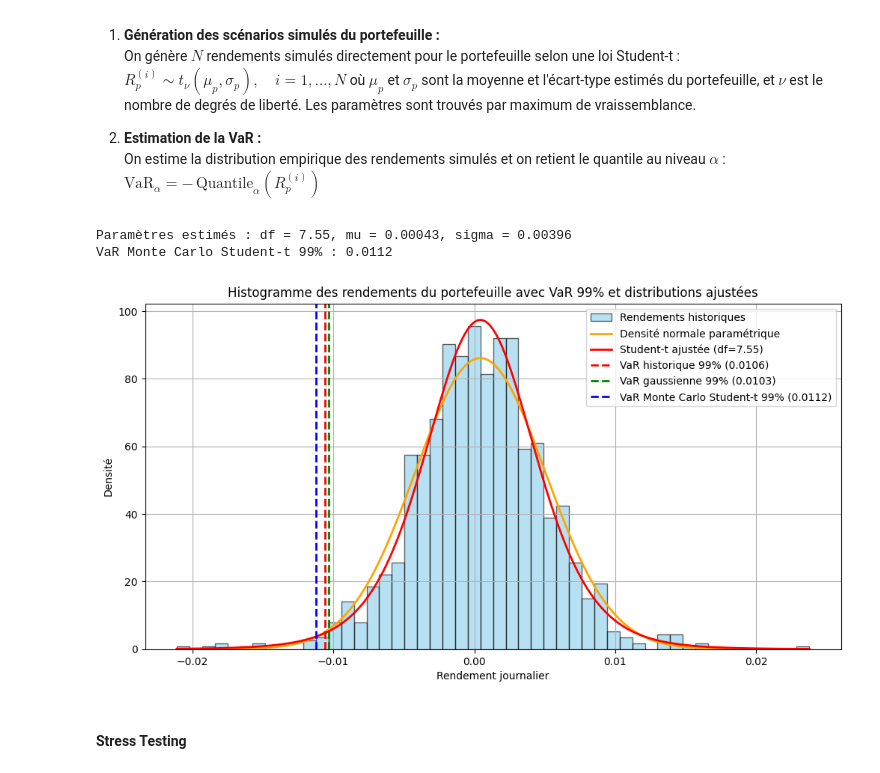
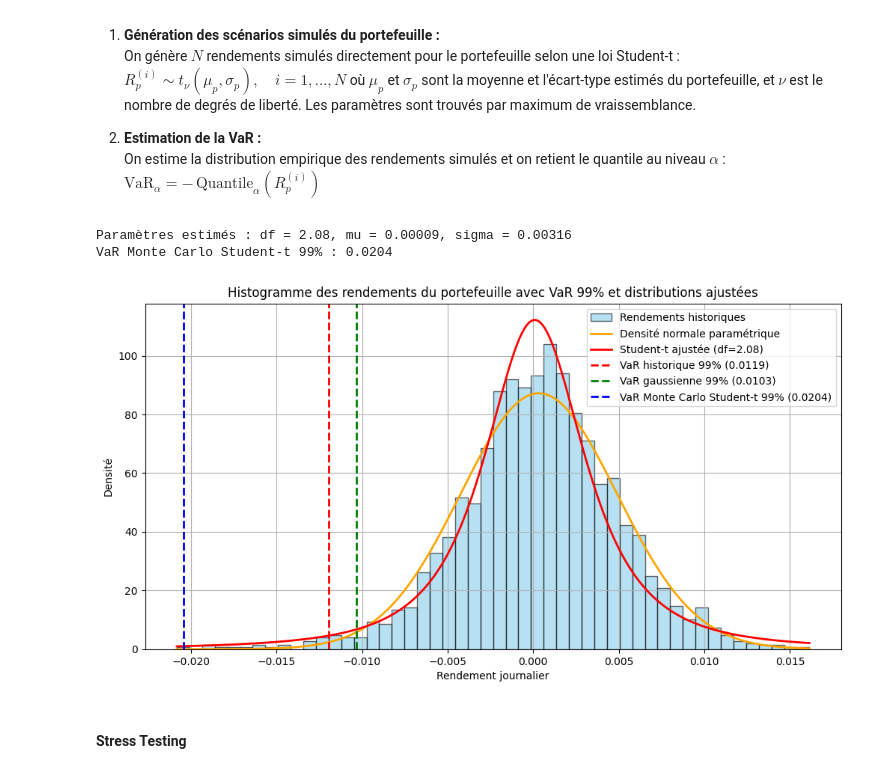
Before and after one commit to EvanM19/Market_Risk, a Jupyter notebook: stress_tests_var.ipynb, the cells around one changed output. Saved outputs shown, nothing was run; the diff lists cells and outputs as text; code cells hidden in the pictures.

```diff
--- a/stress_tests_var.ipynb
+++ b/stress_tests_var.ipynb
@@ -114,13 +116,14 @@ Création du portefeuille 60% actions, 40% obligations (20% dans chaque actif).
 weights = np.array([0.2, 0.2, 0.2, 0.2, 0.2])
 
 # Rendements journaliers du portefeuille
-portfolio_returns_daily = df_returns_daily.dot(weights)
+portfolio_returns_daily_train = df_returns_daily_train.dot(weights)
+portfolio_returns_daily_test = df_returns_daily_test.dot(weights)
 # %% [markdown]
 #### Value At Risk
 # %% [markdown]
 VaR historique
 # %%
 alpha = 0.01  # niveau de confiance 99%
-VaR_hist_99 = -np.percentile(portfolio_returns_daily, 100*alpha)
+VaR_hist_99 = -np.percentile(portfolio_returns_daily_train, 100*alpha)
 print(f"VaR historique 99% : {VaR_hist_99:.4f}")
 # %% [output]
@@ -142,10 +145,10 @@ $
 from scipy.stats import norm
 
 # Moyennes journalières des actifs
-mean_vector = df_returns_daily.mean().values  # vecteur 5x1
+mean_vector = df_returns_daily_train.mean().values  # vecteur 5x1
 
 # Matrice de covariance journalière
-cov_matrix = df_returns_daily.cov().values  # matrice 5x5
+cov_matrix = df_returns_daily_train.cov().values  # matrice 5x5
 
 # Rendement moyen du portefeuille
 port_mean = np.dot(weights, mean_vector)
@@ -183,7 +186,7 @@ de rendements possibles pour un portefeuille.
 from scipy.stats import t
 
 # Rendements journaliers du portefeuille
-R_p = portfolio_returns_daily.values
+R_p = portfolio_returns_daily_train.values
 
 # Ajustement de la loi Student-t
 df, loc, scale = t.fit(R_p)
@@ -199,36 +202,36 @@ simulated_portfolio_returns = t.rvs(df, loc=loc, scale=scale, size=n_simulations
 VaR_mc_t_99 = -np.percentile(simulated_portfolio_returns, 100*alpha)
 print(f"VaR Monte Carlo Student-t 99% : {VaR_mc_t_99:.4f}")
 # %% [output]
-Paramètres estimés : df = 7.55, mu = 0.00043, sigma = 0.00396
-VaR Monte Carlo Student-t 99% : 0.0112
+Paramètres estimés : df = 2.08, mu = 0.00009, sigma = 0.00316
+VaR Monte Carlo Student-t 99% : 0.0204
 # %%
 import matplotlib.pyplot as plt
 
 # Histogramme des rendements historiques du portefeuille
 plt.figure(figsize=(12,6))
-plt.hist(portfolio_returns_daily, bins=50, density=True, alpha=0.6, color='skyblue', edgecolor='black', label='Rendements historiques')
+plt.hist(portfolio_returns_daily_train, bins=50, density=True, alpha=0.6, color='skyblue', edgecolor='black', label='Rendements historiques')
 
 # Densité normale paramétrique
-x = np.linspace(min(portfolio_returns_daily), max(portfolio_returns_daily), 1000)
+x = np.linspace(min(portfolio_returns_daily_train), max(portfolio_returns_daily_train), 1000)
 plt.plot(x, norm.pdf(x, port_mean, port_std), color='orange', linewidth=2, label='Densité normale paramétrique')
 
 # Densité Student-t ajustée sur le portefeuille
 plt.plot(x, t.pdf(x, df, loc=loc, scale=scale), color='red', linewidth=2, label=f'Student-t ajustée (df={df:.2f})')
 
 # Lignes des VaR
 plt.axvline(-VaR_hist_99, color='red', linestyle='--', linewidth=2, label=f'VaR historique 99% ({VaR_hist_99:.4f})')
 plt.axvline(-VaR_param_99, color='green', linestyle='--', linewidth=2, label=f'VaR gaussienne 99% ({VaR_param_99:.4f})')
 plt.axvline(-VaR_mc_t_99, color='blue', linestyle='--', linewidth=2, label=f'VaR Monte Carlo Student-t 99% ({VaR_mc_t_99:.4f})')
 
 # Labels, légende et grille
 plt.title("Histogramme des rendements du portefeuille avec VaR 99% et distributions ajustées")
 plt.xlabel("Rendement journalier")
 plt.ylabel("Densité")
 plt.legend()
 plt.grid(True)
 plt.show()
 # %% [output]
-[figure, old version]
+[figure, new version]
 # %% [markdown]
 #### Stress Testing
 # %% [markdown]
```
Also changed, not shown: parts of 7 cells of this notebook.
